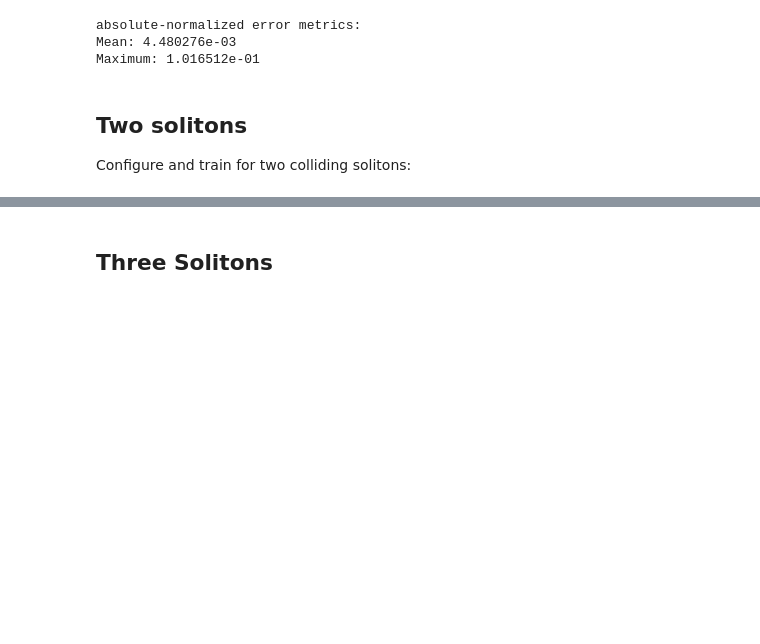
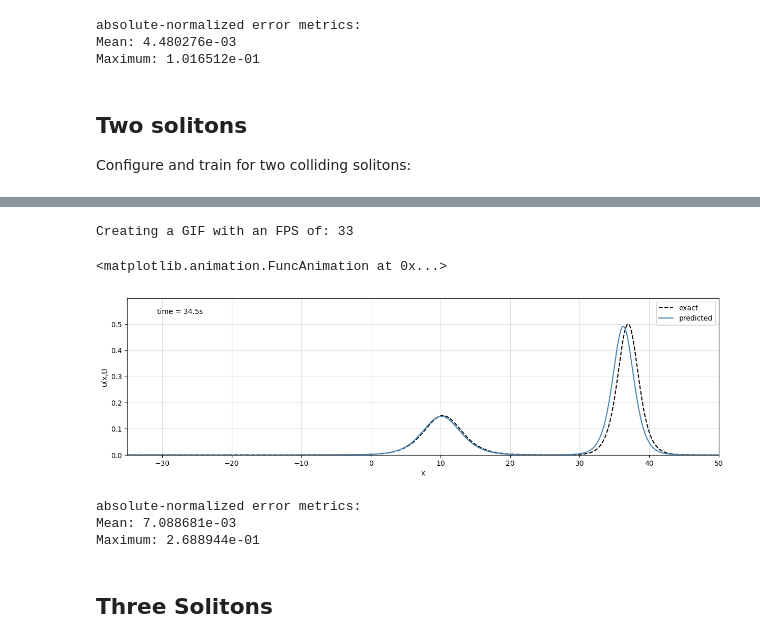
Before and after one commit to JairdanC/soliton-pinns, a Jupyter notebook: notebooks/kdv.ipynb, the cells around one changed output, grey strips where cells are left out. Cells and saved outputs as stored; diff of their text form; code cells hidden in the pictures; blank space fills up the shorter version.

```diff
--- a/notebooks/kdv.ipynb
+++ b/notebooks/kdv.ipynb
@@ -144,7 +144,7 @@ INIT_PARAMS_2 = dict(
     n_hidden_layers          = 7,
     n_neurons_per_layer      = 62,
     activation               = nn.Tanh,
-    seed                     = 72,
+    seed                     = 42,
     verbose                  = True,
 )
 
@@ -155,8 +155,8 @@ TRAIN_PARAMS_2 = dict(
     n_initial                = 30000,
     n_boundary               = 10000,
     n_momentum               = 0, # only the t component, the x domain resolution will be the same as n_initial (nx * nt) = (n_initial * n_momentum)
-    n_energy                 = 35,   # only the t component, the x domain resolution will be the same as n_initial (nx * nt) = (n_initial * n_energy)
-    n_hamiltonian            = 35,
+    n_energy                 = 0,   # only the t component, the x domain resolution will be the same as n_initial (nx * nt) = (n_initial * n_energy)
+    n_hamiltonian            = 0,
     adam_lr                  = 1e-3,
     lbfgs_lr                 = 2.0,
     lbfgs_history_size       = 295,
@@ -171,8 +171,8 @@ TRAIN_WEIGHTS_2 = dict[str, float]( #seperated out from the train params
     w_bc                     = 1.0,
     w_pde                    = 100.0,
     w_momentum               = 0.0,
-    w_energy                 = 1.0,
-    w_hamiltonian            = 2.5,
+    w_energy                 = 0.0,
+    w_hamiltonian            = 0.0,
 )
 
 model_2 = KDV(INIT_PARAMS_2)
@@ -198,6 +209,10 @@ model_2.plot_profiles(t_values=[-20, 35], which=("predicted", "exact"))
 # %%
-ani = model_2.animate_profiles(which=('exact', 'predicted'),save_path='double_conserved_profile.gif')
+ani = model_2.animate_profiles(which=('exact', 'predicted'),save_path='double_base_profile.gif')
 ani
+# %% [output]
+Creating a GIF with an FPS of: 33
+<matplotlib.animation.FuncAnimation at 0x...>
+[figure, added]
 # %%
 """
 Base Model:
@@ -205,10 +220,17 @@ absolute-normalized error metrics:
 Mean: 3.330606e-03
 Maximum: 7.926884e-02
 ---
-
+Conserved Model:
+absolute-normalized error metrics:
+Mean: 2.504481e-03
+Maximum: 3.255054e-02
 """
 
 error_stats = model_2.test()
+# %% [output]
+absolute-normalized error metrics:
+Mean: 7.088681e-03
+Maximum: 2.688944e-01
 # %% [markdown]
 ## **Three Solitons**
 # %%
```
Also changed, not shown: parts of 3 cells of this notebook, 2 other files.
